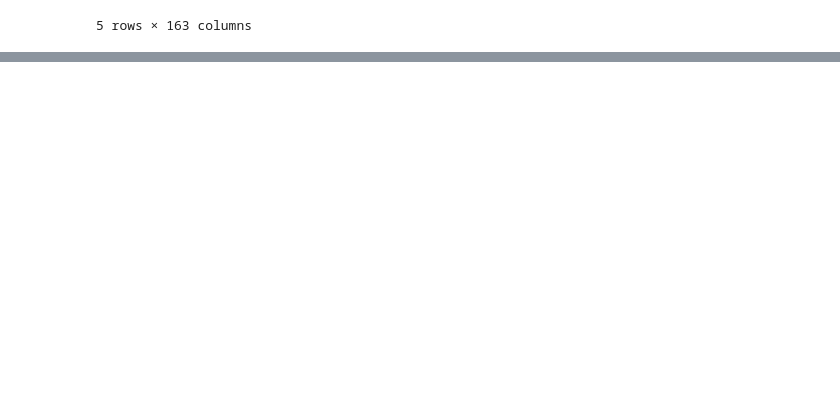
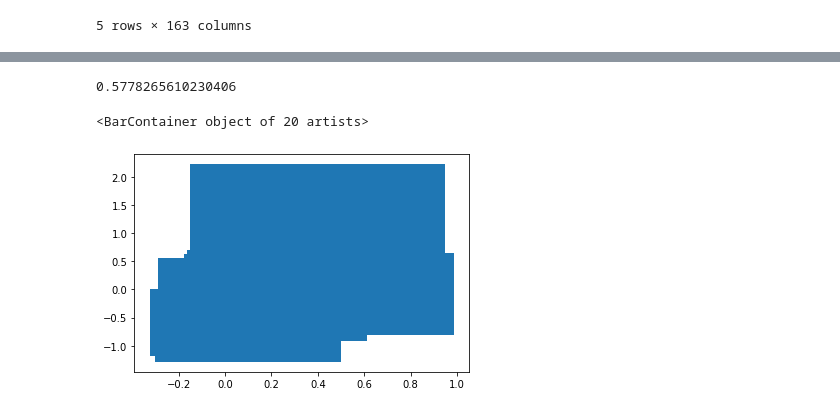
Before and after one commit to junswj/python_practice, a Jupyter notebook: car_data_mani.ipynb, the cells around one changed output, grey strips where cells are left out. Drawn from its saved outputs; the diff is of its cells as text; code cells hidden in the pictures; blank space fills up the shorter version.

```diff
--- a/car_data_mani.ipynb
+++ b/car_data_mani.ipynb
@@ -105,0 +104,9 @@ model.s
+# %%
+model.score(X_test, y_test)
+# %% [output]
+0.5778265610230406
+# %%
+plt.bar(df2.year, df2.mileage)
+# %% [output]
+<BarContainer object of 20 artists>
+[figure, added]
```
Also changed, not shown: parts of 6 cells of this notebook, 3 other files.
